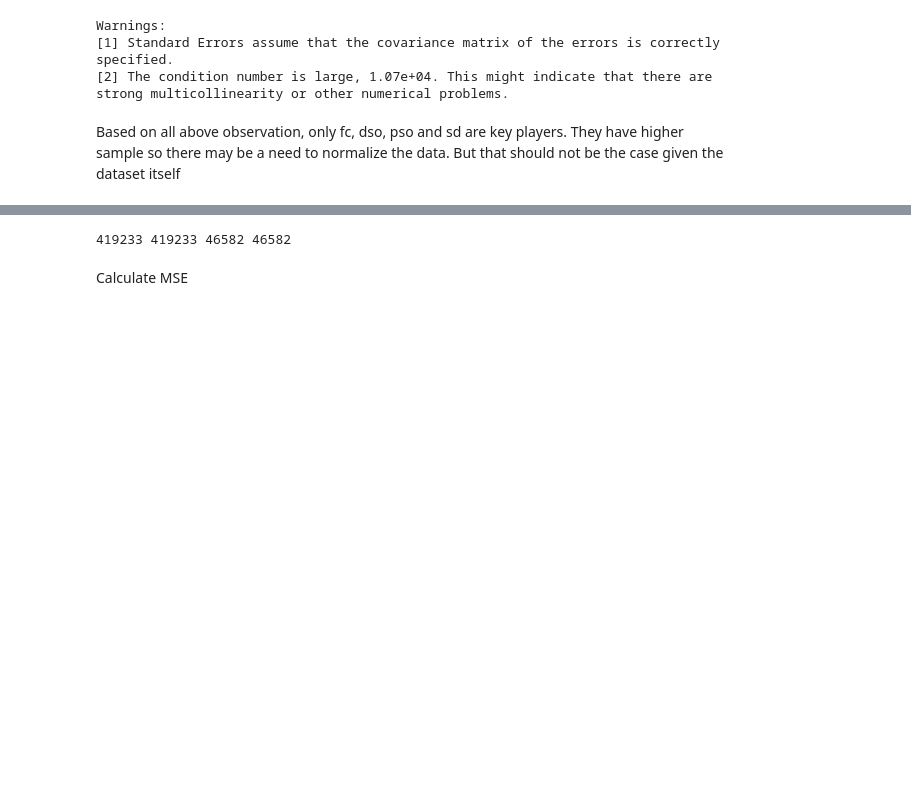
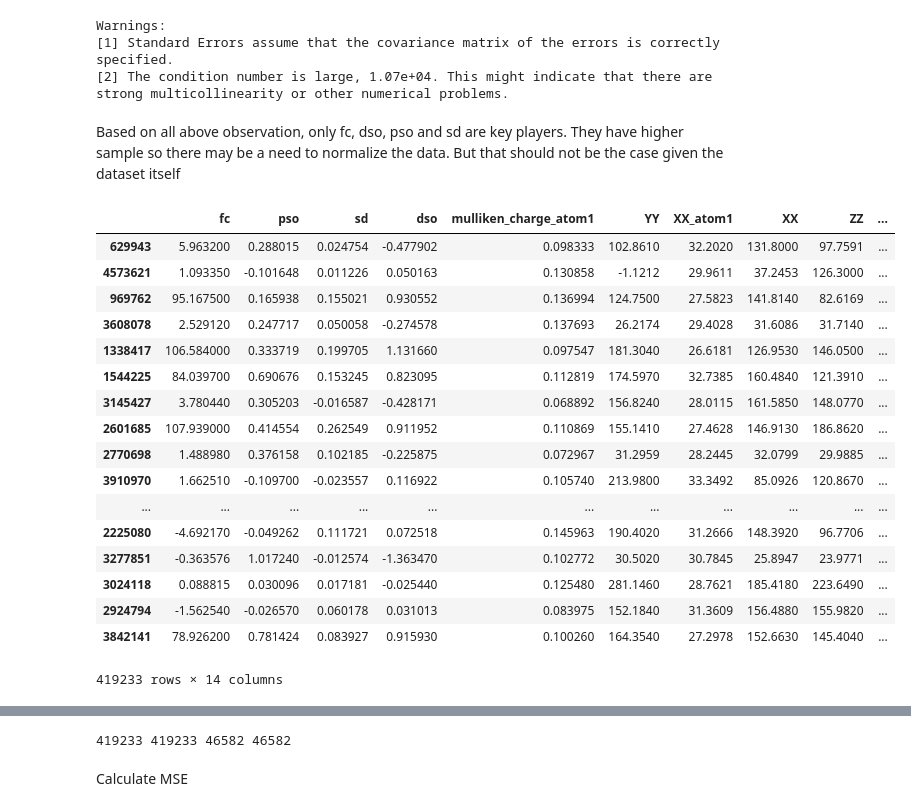
Before and after one commit to imamun93/Molecular_Properties, a Jupyter notebook: LinearRegression.ipynb, the cells around one changed output, grey strips where cells are left out. Drawn from its saved outputs; the diff is of its cells as text; code cells hidden in the pictures; blank space fills up the shorter version.

```diff
--- a/LinearRegression.ipynb
+++ b/LinearRegression.ipynb
@@ -476,6 +476,27 @@ Warnings:
 strong multicollinearity or other numerical problems.
 # %% [markdown]
 Based on all above observation, only fc, dso, pso and sd are key players. They have higher sample so there may be a need to normalize the data. But that should not be the case given the dataset itself
+# %%
+feature_train
+# %% [output]
+|  | fc | pso | sd | dso | mulliken_charge_atom1 | YY | XX_atom1 | XX | ZZ | ... |
+| 629943 | 5.963200 | 0.288015 | 0.024754 | -0.477902 | 0.098333 | 102.8610 | 32.2020 | 131.8000 | 97.7591 | ... |
+| 4573621 | 1.093350 | -0.101648 | 0.011226 | 0.050163 | 0.130858 | -1.1212 | 29.9611 | 37.2453 | 126.3000 | ... |
+| 969762 | 95.167500 | 0.165938 | 0.155021 | 0.930552 | 0.136994 | 124.7500 | 27.5823 | 141.8140 | 82.6169 | ... |
+| 3608078 | 2.529120 | 0.247717 | 0.050058 | -0.274578 | 0.137693 | 26.2174 | 29.4028 | 31.6086 | 31.7140 | ... |
+| 1338417 | 106.584000 | 0.333719 | 0.199705 | 1.131660 | 0.097547 | 181.3040 | 26.6181 | 126.9530 | 146.0500 | ... |
+| 1544225 | 84.039700 | 0.690676 | 0.153245 | 0.823095 | 0.112819 | 174.5970 | 32.7385 | 160.4840 | 121.3910 | ... |
+| 3145427 | 3.780440 | 0.305203 | -0.016587 | -0.428171 | 0.068892 | 156.8240 | 28.0115 | 161.5850 | 148.0770 | ... |
+| 2601685 | 107.939000 | 0.414554 | 0.262549 | 0.911952 | 0.110869 | 155.1410 | 27.4628 | 146.9130 | 186.8620 | ... |
+| 2770698 | 1.488980 | 0.376158 | 0.102185 | -0.225875 | 0.072967 | 31.2959 | 28.2445 | 32.0799 | 29.9885 | ... |
+| 3910970 | 1.662510 | -0.109700 | -0.023557 | 0.116922 | 0.105740 | 213.9800 | 33.3492 | 85.0926 | 120.8670 | ... |
+| ... | ... | ... | ... | ... | ... | ... | ... | ... | ... | ... |
+| 2225080 | -4.692170 | -0.049262 | 0.111721 | 0.072518 | 0.145963 | 190.4020 | 31.2666 | 148.3920 | 96.7706 | ... |
+| 3277851 | -0.363576 | 1.017240 | -0.012574 | -1.363470 | 0.102772 | 30.5020 | 30.7845 | 25.8947 | 23.9771 | ... |
+| 3024118 | 0.088815 | 0.030096 | 0.017181 | -0.025440 | 0.125480 | 281.1460 | 28.7621 | 185.4180 | 223.6490 | ... |
+| 2924794 | -1.562540 | -0.026570 | 0.060178 | 0.031013 | 0.083975 | 152.1840 | 31.3609 | 156.4880 | 155.9820 | ... |
+| 3842141 | 78.926200 | 0.781424 | 0.083927 | 0.915930 | 0.100260 | 164.3540 | 27.2978 | 152.6630 | 145.4040 | ... |
+419233 rows × 14 columns
 # %%
 #Now lets check for regression status
 from sklearn.linear_model import LinearRegression
```
Also changed, not shown: parts of 23 cells of this notebook.
